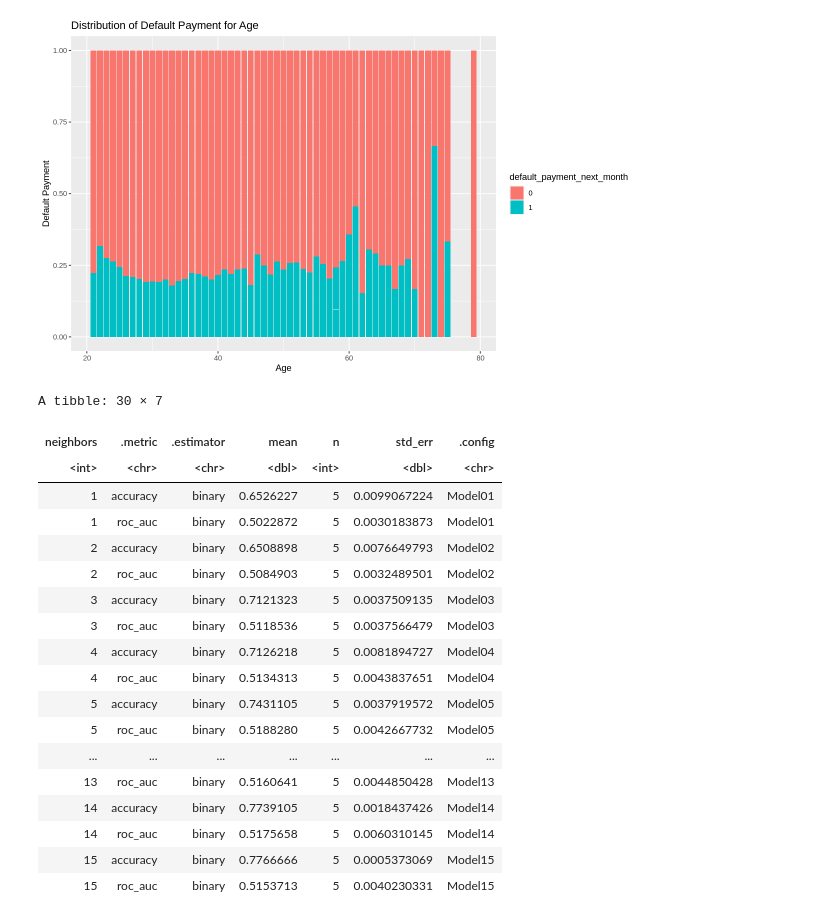
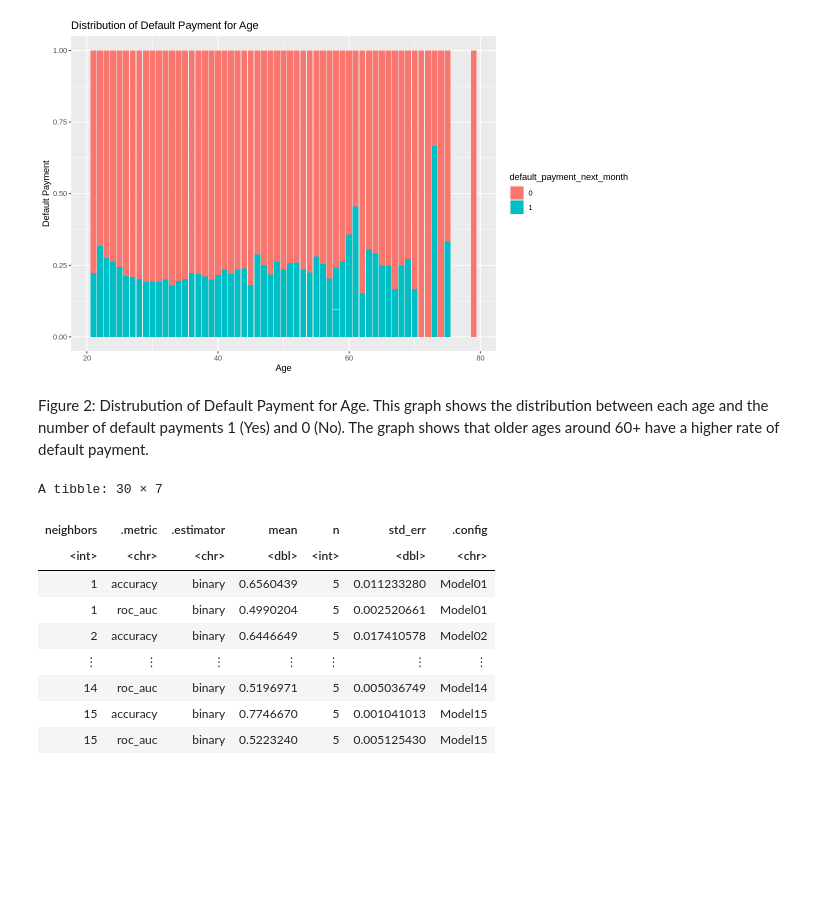
Before and after one commit to toast682/dsci_project, a Jupyter notebook: dsci_project.ipynb, the cells around one changed output. Cells and saved outputs as stored; diff of their text form; code cells hidden in the pictures; blank space fills up the shorter version.

```diff
--- a/dsci_project.ipynb
+++ b/dsci_project.ipynb
@@ -82,44 +84,37 @@ credit_sex_graph <- ggplot(credit_summarize, aes(x = AGE, y = n, fill = default_
 credit_sex_graph
 # %% [output]
 [figure]
+# %% [markdown]
+Figure 2: Distrubution of Default Payment for Age. This graph shows the distribution between each age and the number of default payments 1 (Yes) and 0 (No). The graph shows that older ages around 60+ have a higher rate of default payment.
 # %%
 set.seed(1234)
 knn_spec <- nearest_neighbor(weight_func = "rectangular", neighbors = tune()) %>%
       set_engine("kknn") %>%
       set_mode("classification")
-credit_recipe <- recipe(default_payment_next_month ~ SEX + EDUCATION + AGE, data = credit_train) %>%
+credit_recipe <- recipe(default_payment_next_month ~ EDUCATION + AGE, data = credit_train) %>%
                 step_scale(all_predictors()) %>%
                 step_center(all_predictors())
 credit_vfold <- vfold_cv(credit_train, v = 5, strata = default_payment_next_month)
 gridvals = tibble(neighbors = seq(1,50))
 credit_fit <- workflow() %>%
       add_recipe(credit_recipe) %>%
       add_model(knn_spec) %>%
       tune_grid(resamples = credit_vfold, grid = 100) %>%
         collect_metrics()
 credit_fit
 #credit_test_predictions <- predict(credit_train, credit_test)
 #credit_test_predictions
 # %% [output]
 A tibble: 30 × 7
 | neighbors | .metric | .estimator | mean | n | std_err | .config |
 | <int> | <chr> | <chr> | <dbl> | <int> | <dbl> | <chr> |
-| 1 | accuracy | binary | 0.6526227 | 5 | 0.0099067224 | Model01 |
-| 1 | roc_auc | binary | 0.5022872 | 5 | 0.0030183873 | Model01 |
-| 2 | accuracy | binary | 0.6508898 | 5 | 0.0076649793 | Model02 |
-| 2 | roc_auc | binary | 0.5084903 | 5 | 0.0032489501 | Model02 |
-| 3 | accuracy | binary | 0.7121323 | 5 | 0.0037509135 | Model03 |
-| 3 | roc_auc | binary | 0.5118536 | 5 | 0.0037566479 | Model03 |
-| 4 | accuracy | binary | 0.7126218 | 5 | 0.0081894727 | Model04 |
-| 4 | roc_auc | binary | 0.5134313 | 5 | 0.0043837651 | Model04 |
-| 5 | accuracy | binary | 0.7431105 | 5 | 0.0037919572 | Model05 |
-| 5 | roc_auc | binary | 0.5188280 | 5 | 0.0042667732 | Model05 |
-| ... | ... | ... | ... | ... | ... | ... |
-| 13 | roc_auc | binary | 0.5160641 | 5 | 0.0044850428 | Model13 |
-| 14 | accuracy | binary | 0.7739105 | 5 | 0.0018437426 | Model14 |
-| 14 | roc_auc | binary | 0.5175658 | 5 | 0.0060310145 | Model14 |
-| 15 | accuracy | binary | 0.7766666 | 5 | 0.0005373069 | Model15 |
-| 15 | roc_auc | binary | 0.5153713 | 5 | 0.0040230331 | Model15 |
+| 1 | accuracy | binary | 0.6560439 | 5 | 0.011233280 | Model01 |
+| 1 | roc_auc | binary | 0.4990204 | 5 | 0.002520661 | Model01 |
+| 2 | accuracy | binary | 0.6446649 | 5 | 0.017410578 | Model02 |
+| ⋮ | ⋮ | ⋮ | ⋮ | ⋮ | ⋮ | ⋮ |
+| 14 | roc_auc | binary | 0.5196971 | 5 | 0.005036749 | Model14 |
+| 15 | accuracy | binary | 0.7746670 | 5 | 0.001041013 | Model15 |
+| 15 | roc_auc | binary | 0.5223240 | 5 | 0.005125430 | Model15 |
 # %%
 set.seed(1234)
 accuracies <- credit_fit %>%
```
Also changed, not shown: parts of 9 cells of this notebook.
